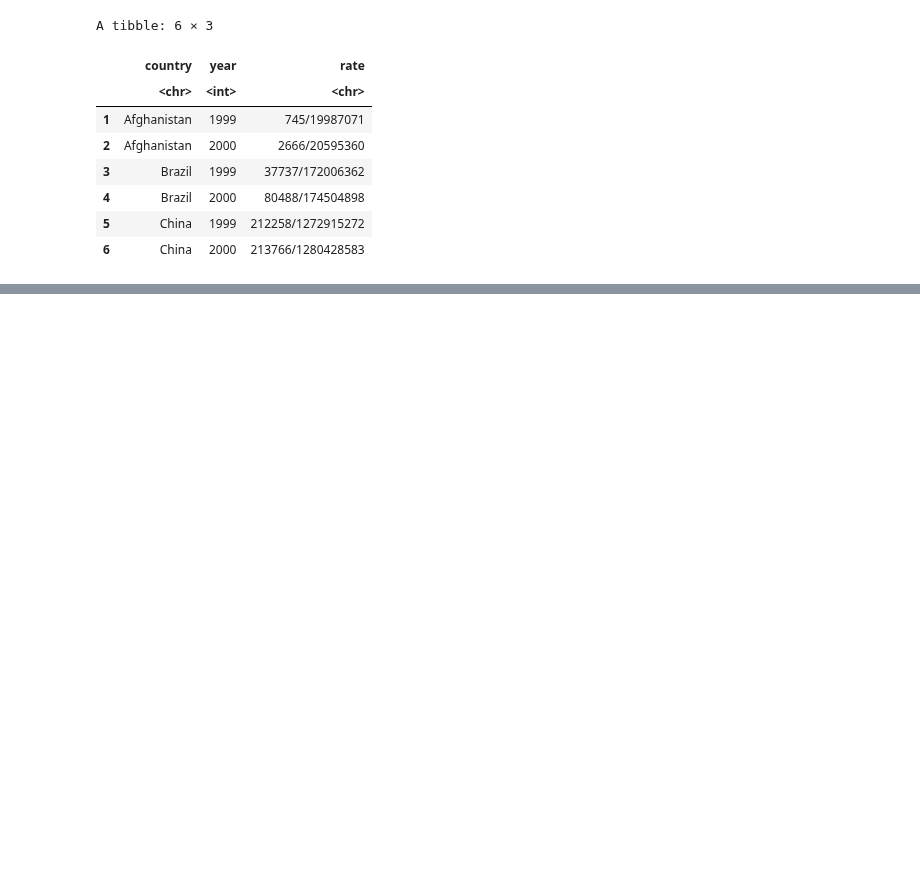
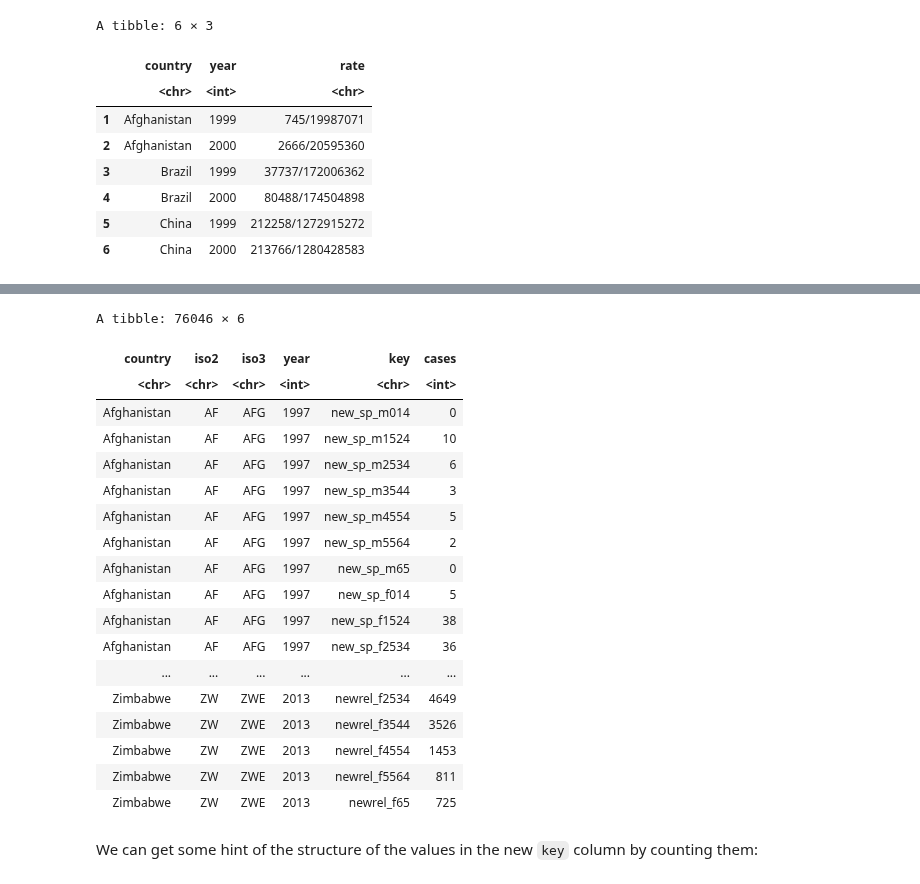
Before and after one commit to fralfaro/r4ds-book, a Jupyter notebook: docs/12_tidy_data.ipynb, the cells around one changed output, grey strips where cells are left out. Drawn from its saved outputs; the diff is of its cells as text; code cells hidden in the pictures; blank space fills up the shorter version.

```diff
--- a/docs/12_tidy_data.ipynb
+++ b/docs/12_tidy_data.ipynb
@@ -958,0 +742,32 @@ Depending on what you want to do next, you may find any of the following three s
+# %%
+who1 <- who %>%
+  pivot_longer(
+    cols = new_sp_m014:newrel_f65,
+    names_to = "key",
+    values_to = "cases",
+    values_drop_na = TRUE
+  )
+who1
+# %% [output]
+A tibble: 76046 × 6
+| country | iso2 | iso3 | year | key | cases |
+| <chr> | <chr> | <chr> | <int> | <chr> | <int> |
+| Afghanistan | AF | AFG | 1997 | new_sp_m014 | 0 |
+| Afghanistan | AF | AFG | 1997 | new_sp_m1524 | 10 |
+| Afghanistan | AF | AFG | 1997 | new_sp_m2534 | 6 |
+| Afghanistan | AF | AFG | 1997 | new_sp_m3544 | 3 |
+| Afghanistan | AF | AFG | 1997 | new_sp_m4554 | 5 |
+| Afghanistan | AF | AFG | 1997 | new_sp_m5564 | 2 |
+| Afghanistan | AF | AFG | 1997 | new_sp_m65 | 0 |
+| Afghanistan | AF | AFG | 1997 | new_sp_f014 | 5 |
+| Afghanistan | AF | AFG | 1997 | new_sp_f1524 | 38 |
+| Afghanistan | AF | AFG | 1997 | new_sp_f2534 | 36 |
+| ... | ... | ... | ... | ... | ... |
+| Zimbabwe | ZW | ZWE | 2013 | newrel_f2534 | 4649 |
+| Zimbabwe | ZW | ZWE | 2013 | newrel_f3544 | 3526 |
+| Zimbabwe | ZW | ZWE | 2013 | newrel_f4554 | 1453 |
+| Zimbabwe | ZW | ZWE | 2013 | newrel_f5564 | 811 |
+| Zimbabwe | ZW | ZWE | 2013 | newrel_f65 | 725 |
+# %% [markdown]
+
+We can get some hint of the structure of the values in the new `key` column by counting them:
```
Also changed, not shown: parts of 157 cells of this notebook.
